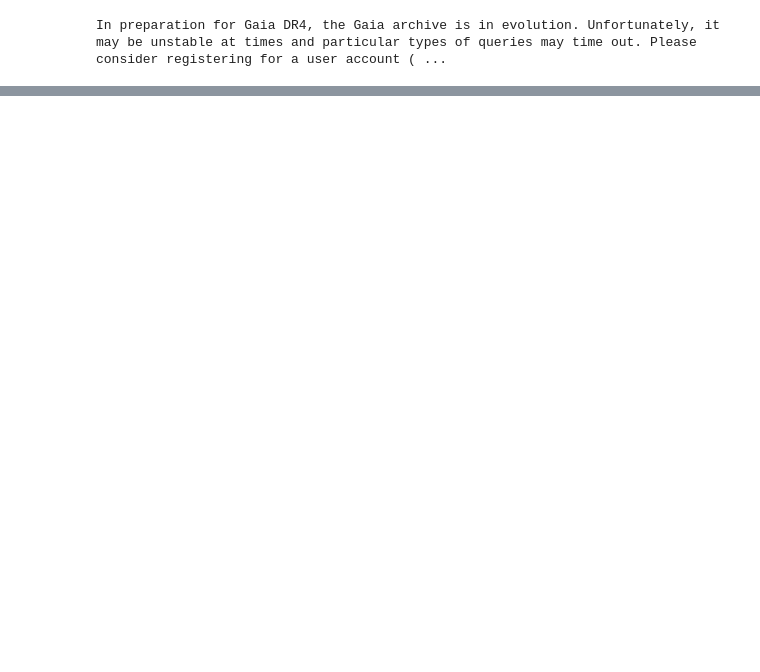
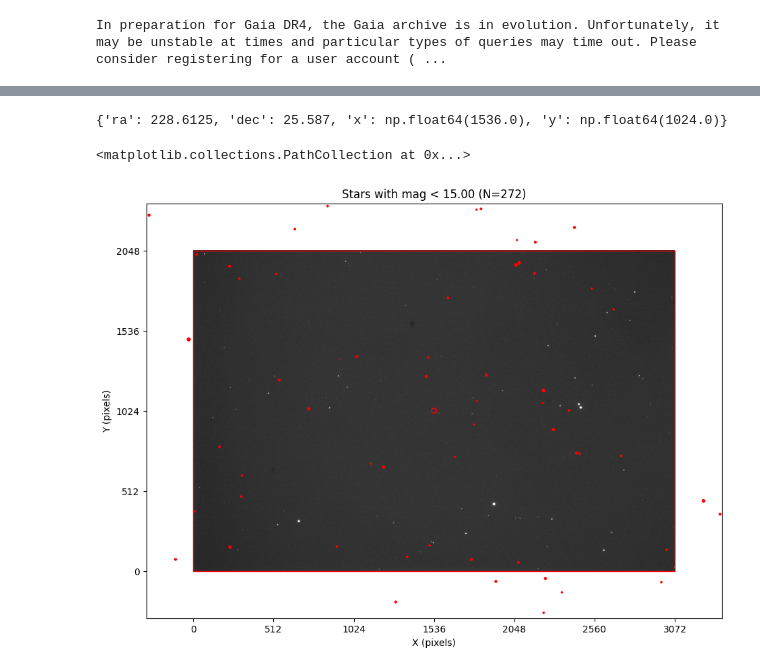
Before and after one commit to johnmomberg/Star_Field_Simulator, a Jupyter notebook: test.ipynb, the cells around one changed output, grey strips where cells are left out. Drawn from its saved outputs; the diff is of its cells as text; code cells hidden in the pictures; blank space fills up the shorter version.

```diff
--- a/test.ipynb
+++ b/test.ipynb
@@ -78,0 +18,9 @@ Found 1174 stars with mag < 17
+# %%
+# 2: Set inputs for loading stars
+
+plate_scale = 0.63 # text entry
+camera_width_pix = 3072 # text entry
+camera_height_pix = 2048 # text entry
+
+target_ra = 228.6125 # text entry (use hour notation then convert to deg)
+target_dec = 25.587 # text entry (use deg min sec notation then convert to deg)
@@ -78,0 +64,67 @@ Found 1174 stars with mag < 17
+# %%
+# 4: Set inputs to plot
+
+theta_deg = 5 # Slider: 0-400 degrees
+invert = False # Checkbox (bool)
+plot_lim_mag = 15 # Slider: 0-18 mag, default=12?
+
+plot_center_ra = 228.6125 # Slider: +/- some reasonable amount from target_ra
+plot_center_dec = 25.587 # Same
+# %%
+# 5: Calculate xy coordinates on detector for all stars and target position
+
+stars = src.convert_skycoords_to_pixelcoords(
+    stars_no_xy,
+    plot_center_ra,
+    plot_center_dec,
+    theta_deg,
+    camera_width_pix,
+    camera_height_pix,
+    plate_scale,
+    invert=invert,
+)
+
+target = src.convert_skycoords_to_pixelcoords(
+    {"ra": target_ra, "dec": target_dec},
+    plot_center_ra,
+    plot_center_dec,
+    theta_deg,
+    camera_width_pix,
+    camera_height_pix,
+    plate_scale,
+    invert=invert,
+)
+
+
+print(target)
+# %% [output]
+{'ra': 228.6125, 'dec': 25.587, 'x': np.float64(1536.0), 'y': np.float64(1024.0)}
+# %%
+
+
+fig = plt.figure(figsize=(12,8))
+ax = fig.add_subplot()
+
+# 6: Plot image
+src.plot_fits(ax, file)
+
+# 7: Plot stars on top of image
+src.plot_stars(
+    ax,
+    stars,
+    camera_width_pix,
+    camera_height_pix,
+    plot_lim_mag=plot_lim_mag,
+)
+
+# 8: Add crosshair at target position
+plt.scatter(
+    target["x"],
+    target["y"],
+    facecolors='none',
+    edgecolors='red',
+    s=50,
+)
+# %% [output]
+<matplotlib.collections.PathCollection at 0x...>
+[figure, added]
```
Also changed, not shown: parts of 4 cells of this notebook, 2 other files.
